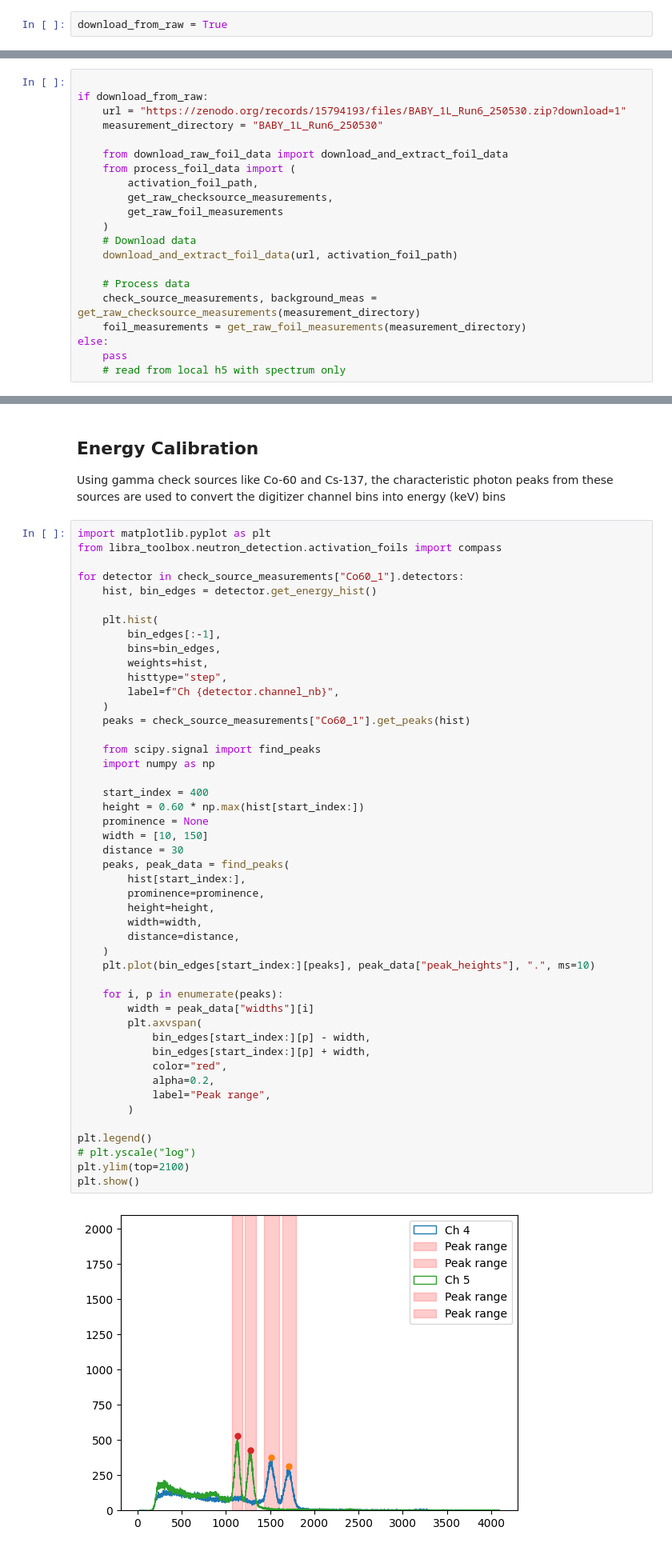
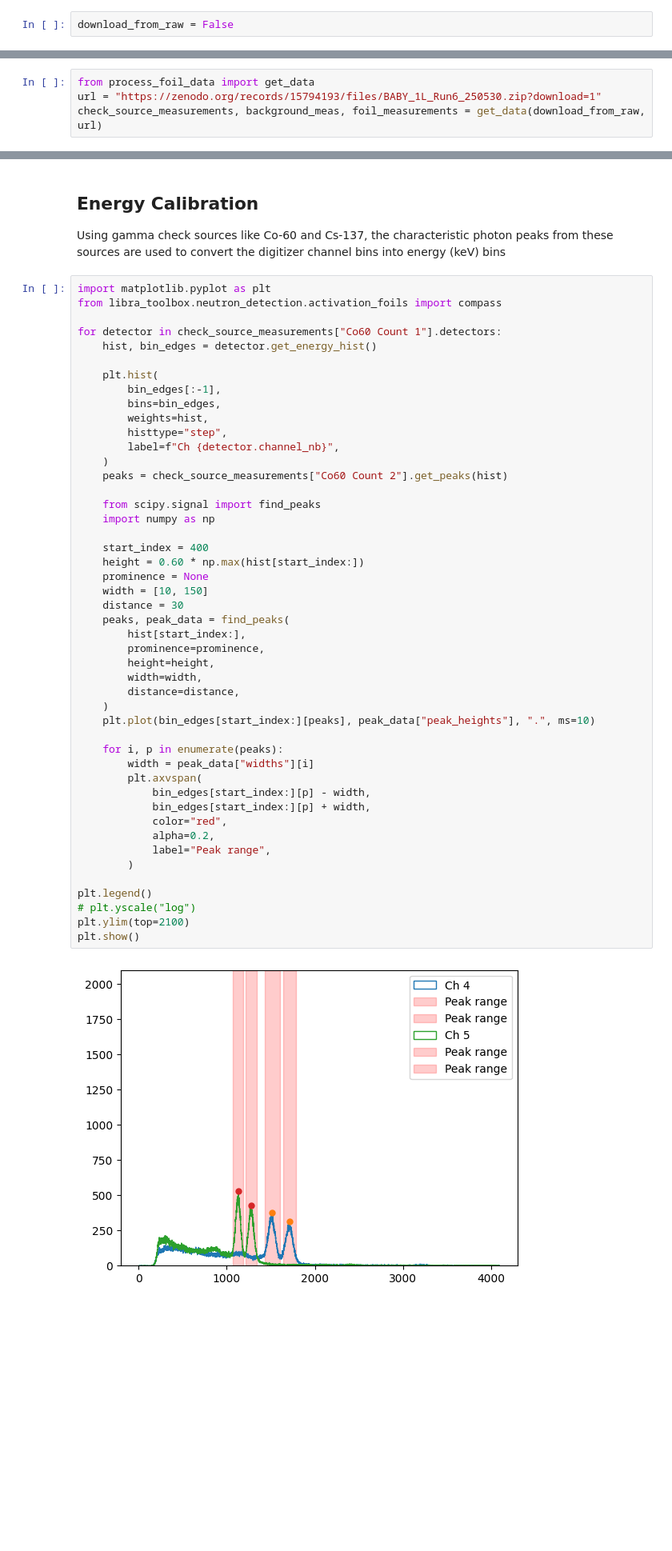
Before and after one commit to LIBRA-project/BABY-1L-run-6, a Jupyter notebook: analysis/neutron/foil_analysis.ipynb, the cells around one changed output, grey strips where cells are left out. Shown at 80% size. Cells and saved outputs as stored; diff of their text form; blank space fills up the shorter version.

```diff
--- a/analysis/neutron/foil_analysis.ipynb
+++ b/analysis/neutron/foil_analysis.ipynb
@@ -6,30 +6,13 @@ This notebook processes the calibration data from NaI detectors to energy calibr
 ## Obtaining the Data
 First, the NaI detector measurement data is obtained from Zenodo and extracted
 # %%
-download_from_raw = True
+download_from_raw = False
 # %%
 import numpy as np
 from datetime import datetime
 import json
 # %%
-
-if download_from_raw:
-    url = "https://zenodo.org/records/15794193/files/BABY_1L_Run6_250530.zip?download=1"
-    measurement_directory = "BABY_1L_Run6_250530"
-
-    from download_raw_foil_data import download_and_extract_foil_data
-    from process_foil_data import (
-        activation_foil_path,
-        get_raw_checksource_measurements,
-        get_raw_foil_measurements
-    )
-    # Download data
-    download_and_extract_foil_data(url, activation_foil_path)
-
-    # Process data
-    check_source_measurements, background_meas = get_raw_checksource_measurements(measurement_directory)
-    foil_measurements = get_raw_foil_measurements(measurement_directory)
-else:
-    pass
-    # read from local h5 with spectrum only
+from process_foil_data import get_data
+url = "https://zenodo.org/records/15794193/files/BABY_1L_Run6_250530.zip?download=1"
+check_source_measurements, background_meas, foil_measurements = get_data(download_from_raw, url)
 # %% [output]
@@ -57,7 +40,7 @@ Using gamma check sources like Co-60 and Cs-137, the characteristic photon peaks
 import matplotlib.pyplot as plt
 from libra_toolbox.neutron_detection.activation_foils import compass
 
-for detector in check_source_measurements["Co60_1"].detectors:
+for detector in check_source_measurements["Co60 Count 1"].detectors:
     hist, bin_edges = detector.get_energy_hist()
 
     plt.hist(
@@ -67,41 +50,41 @@ for detector in check_source_measurements["Co60_1"].detectors:
         histtype="step",
         label=f"Ch {detector.channel_nb}",
     )
-    peaks = check_source_measurements["Co60_1"].get_peaks(hist)
+    peaks = check_source_measurements["Co60 Count 2"].get_peaks(hist)
 
     from scipy.signal import find_peaks
     import numpy as np
 
     start_index = 400
     height = 0.60 * np.max(hist[start_index:])
     prominence = None
     width = [10, 150]
     distance = 30
     peaks, peak_data = find_peaks(
         hist[start_index:],
         prominence=prominence,
         height=height,
         width=width,
         distance=distance,
     )
     plt.plot(bin_edges[start_index:][peaks], peak_data["peak_heights"], ".", ms=10)
 
     for i, p in enumerate(peaks):
         width = peak_data["widths"][i]
         plt.axvspan(
             bin_edges[start_index:][p] - width,
             bin_edges[start_index:][p] + width,
             color="red",
             alpha=0.2,
             label="Peak range",
         )
 
 plt.legend()
 # plt.yscale("log")
 plt.ylim(top=2100)
 plt.show()
 # %% [output]
-[figure, old version]
+[figure, new version]
 # %%
 calibration_coeffs = {}
 
```
Also changed, not shown: parts of 5 cells of this notebook, 1 other file.
